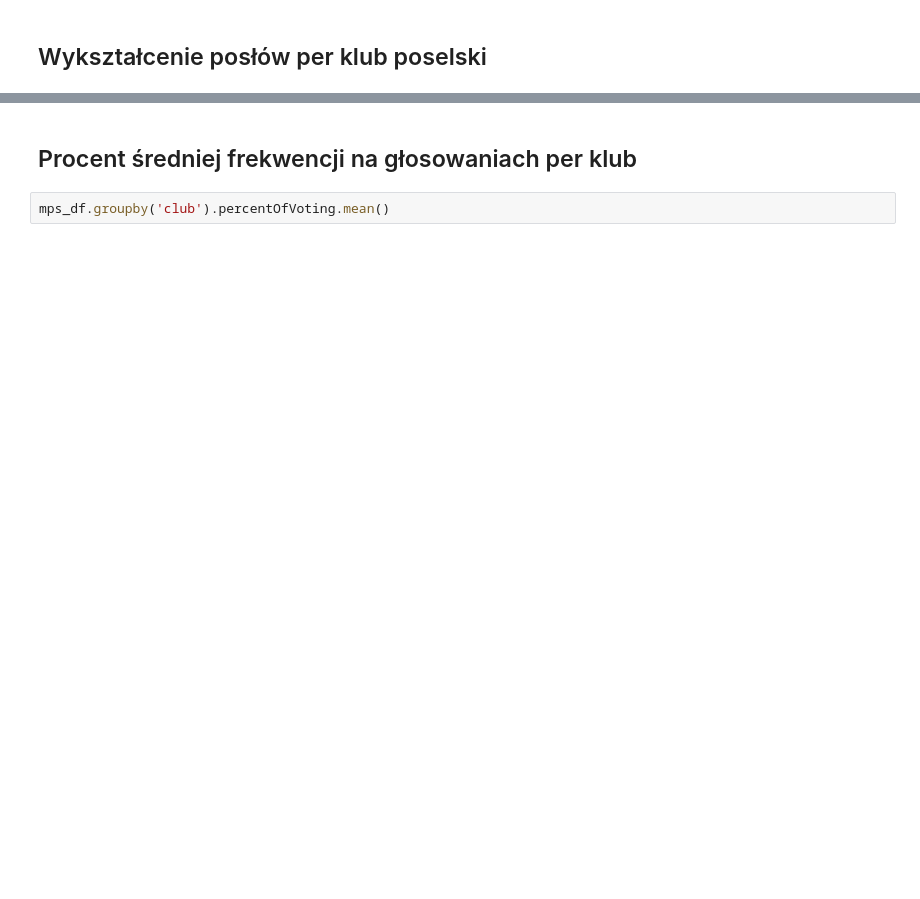
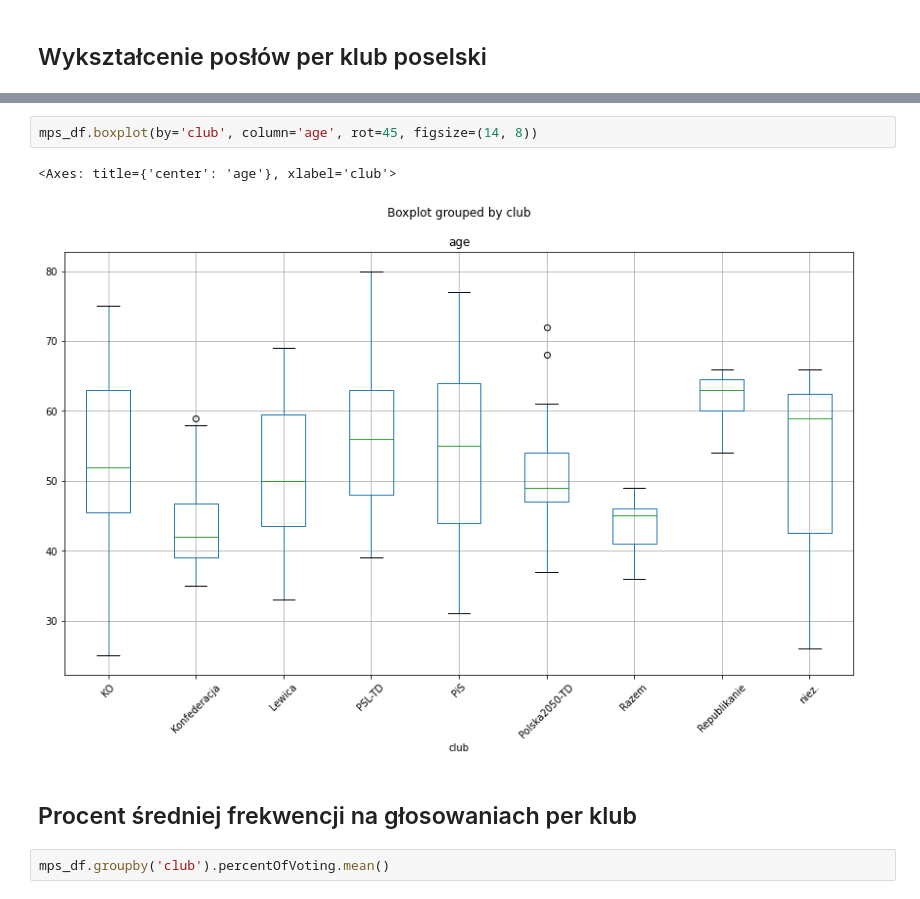
Before and after one commit to michalszycha/polish-sejm-check, a Jupyter notebook: mps.ipynb, the cells around one changed output, grey strips where cells are left out. Saved outputs shown, nothing was run; the diff lists cells and outputs as text; blank space fills up the shorter version.

```diff
--- a/mps.ipynb
+++ b/mps.ipynb
@@ -160,3 +180,8 @@ Name: count, dtype: int64
+# %%
+mps_df.boxplot(by='club', column='age', rot=45, figsize=(14, 8))
+# %% [output]
+<Axes: title={'center': 'age'}, xlabel='club'>
+[figure, added]
 # %% [markdown]
 ## Procent średniej frekwencji na głosowaniach per klub
 # %%
```
Also changed, not shown: parts of 19 cells of this notebook, 1 other file.
